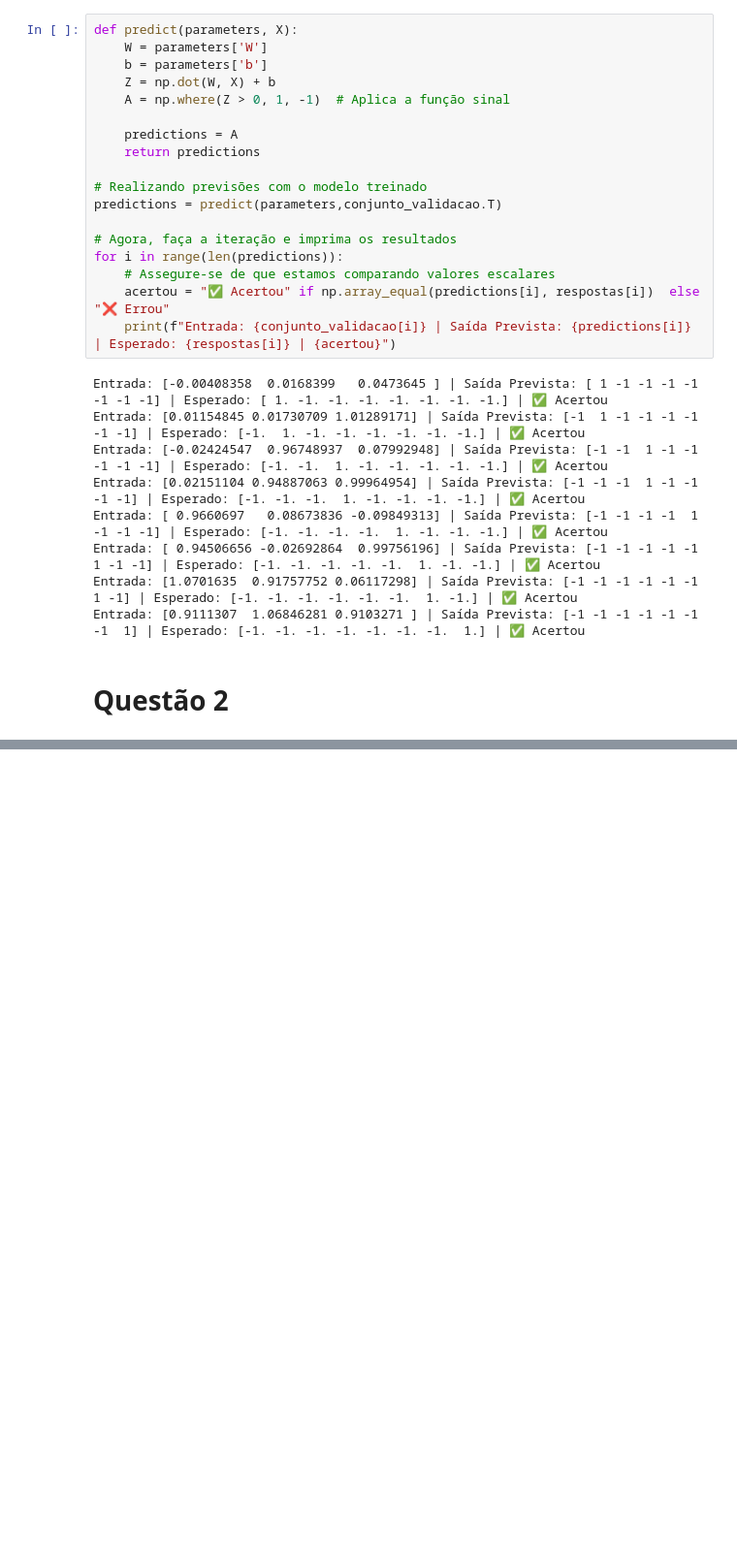
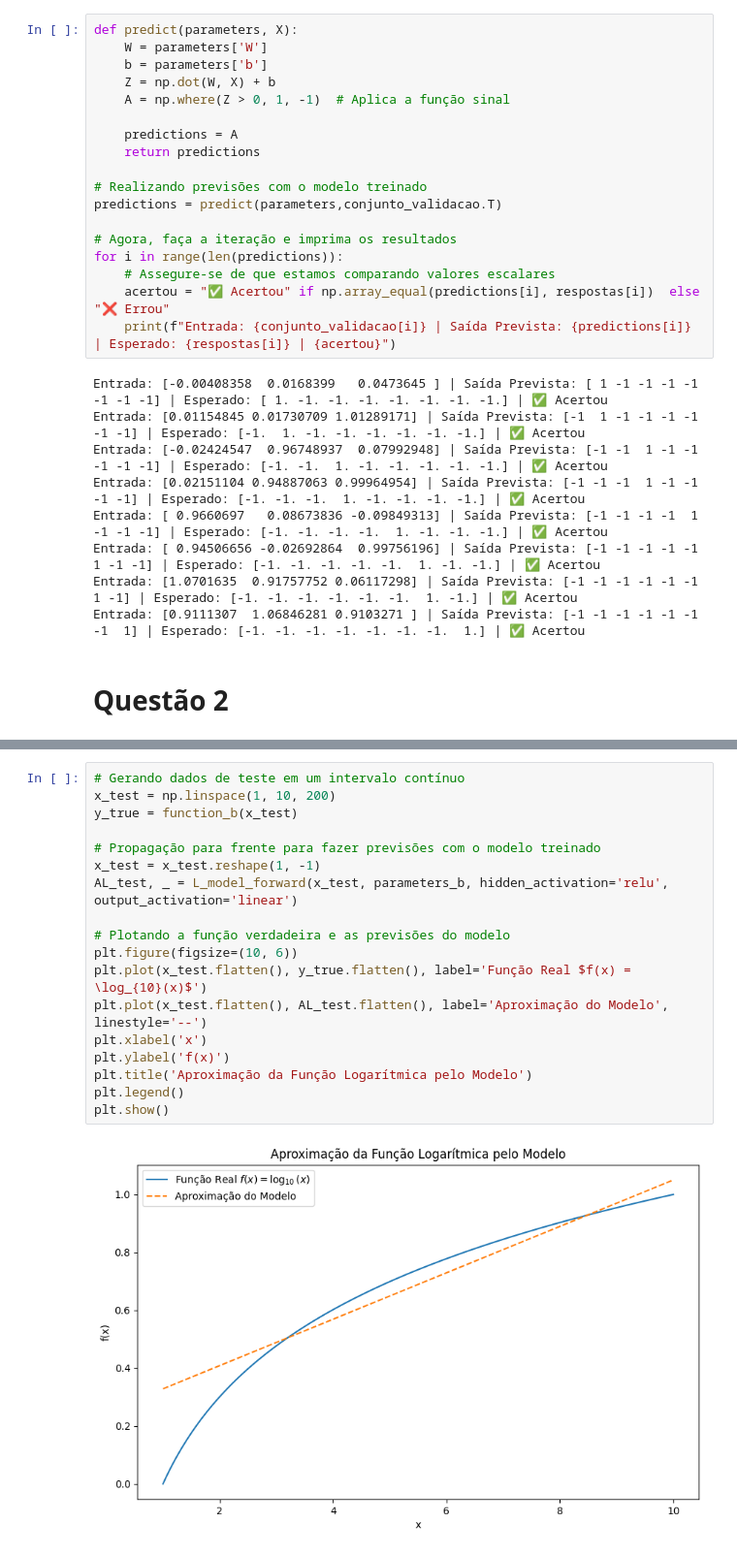
Before and after one commit to ArthurrCr/DEEP-LEARNING, a Jupyter notebook: [DL] 1A Lista_.ipynb, the cells around one changed output, grey strips where cells are left out. Shown at 97% size. Saved outputs shown, nothing was run; the diff lists cells and outputs as text; blank space fills up the shorter version.

```diff
--- a/[DL] 1A Lista_.ipynb
+++ b/[DL] 1A Lista_.ipynb
@@ -285,0 +543,20 @@ def update_parameters(params, grads, learning_rate):
+# %%
+# Gerando dados de teste em um intervalo contínuo
+x_test = np.linspace(1, 10, 200)
+y_true = function_b(x_test)
+
+# Propagação para frente para fazer previsões com o modelo treinado
+x_test = x_test.reshape(1, -1)
+AL_test, _ = L_model_forward(x_test, parameters_b, hidden_activation='relu', output_activation='linear')
+
+# Plotando a função verdadeira e as previsões do modelo
+plt.figure(figsize=(10, 6))
+plt.plot(x_test.flatten(), y_true.flatten(), label='Função Real $f(x) = \log_{10}(x)$')
+plt.plot(x_test.flatten(), AL_test.flatten(), label='Aproximação do Modelo', linestyle='--')
+plt.xlabel('x')
+plt.ylabel('f(x)')
+plt.title('Aproximação da Função Logarítmica pelo Modelo')
+plt.legend()
+plt.show()
+# %% [output]
+[figure, added]
```
Also changed, not shown: parts of 33 cells of this notebook.
